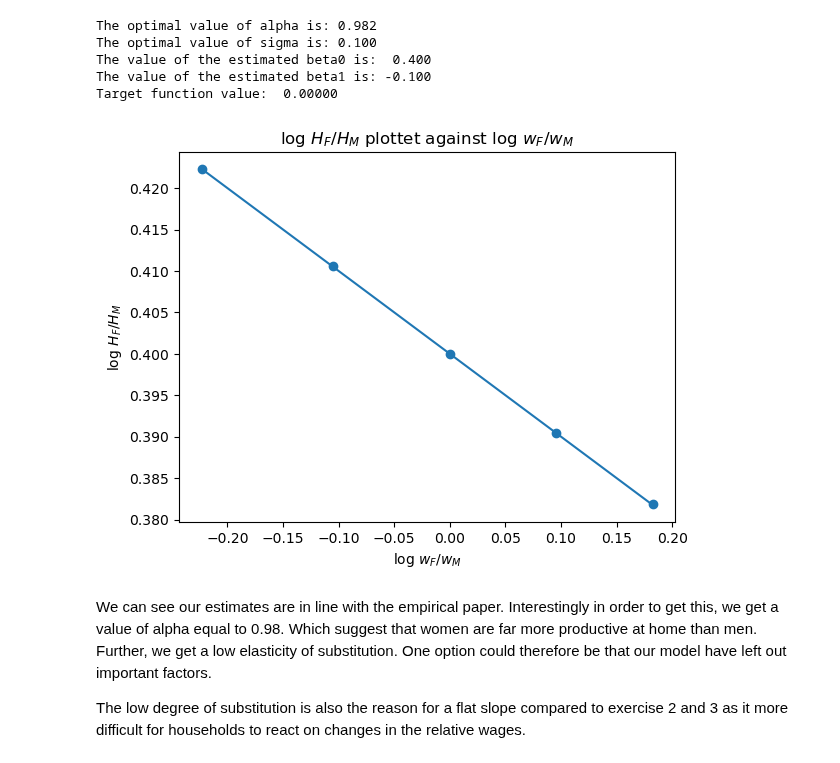
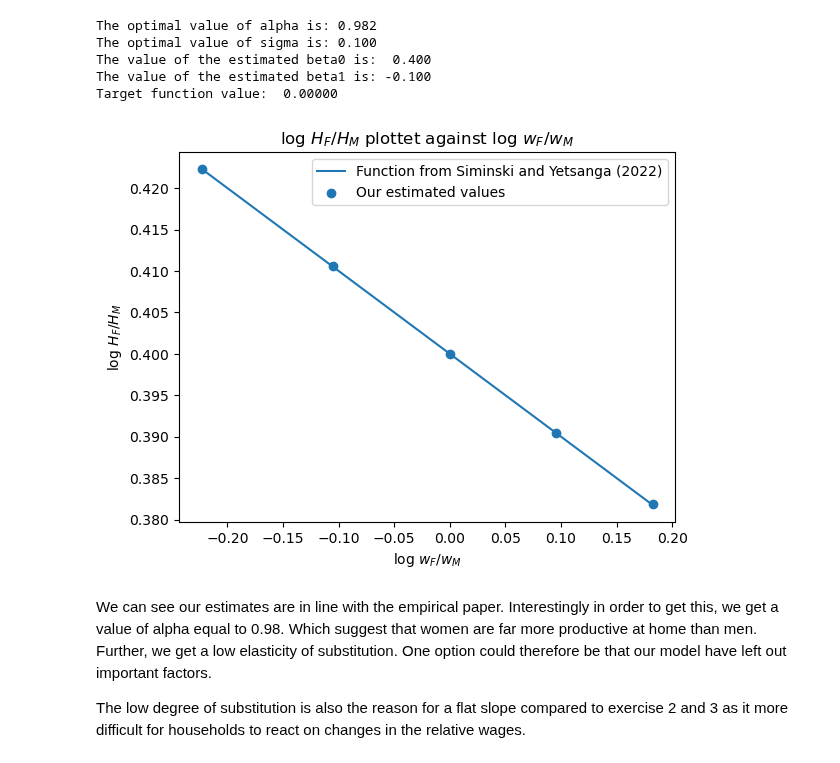
Before and after one commit to NumEconCopenhagen/projects-2023-andershuus_christianfogel, a Jupyter notebook: inauguralproject/inauguralproject.ipynb, the cells around one changed output. Drawn from its saved outputs; the diff is of its cells as text; code cells hidden in the pictures.

```diff
--- a/inauguralproject/inauguralproject.ipynb
+++ b/inauguralproject/inauguralproject.ipynb
@@ -152,23 +156,24 @@ Target function value:  0.00000
 # %%
 # a. create a figure
 fig = plt.figure()
 
 # b. plot
 ax = fig.add_subplot(1,1,1)
 
-
-ax.plot(np.log(hsm.par.wF_vec),hsm.par.beta0_target+hsm.par.beta1_target*np.log(hsm.par.wF_vec))
 #x-axis: Same as in question 2 and 3
 #y-axis: We are plotting the function from the paper.
+ax.plot(np.log(hsm.par.wF_vec),hsm.par.beta0_target+hsm.par.beta1_target*np.log(hsm.par.wF_vec), label='Function from Siminski and Yetsanga (2022)')
 
-ax.scatter(np.log(hsm.par.wF_vec),log_HF_HM_best)
 #We are making our vector as a scatter plot to compare the results.
+ax.scatter(np.log(hsm.par.wF_vec),log_HF_HM_best, label='Our estimated values')
+
+ax.legend()
 
 ax.set_title('log $H_F/H_M$ plottet against log $w_F/w_M$') #set title
 ax.set_xlabel('log $w_F/w_M$') #set label for x-axis
 ax.set_ylabel('log $H_F/H_M$'); #set label for y-axis
 # %% [output]
-[figure, old version]
+[figure, new version]
 # %% [markdown]
 We can see our estimates are in line with the empirical paper. Interestingly in order to get this,
 we get a value of alpha equal to 0.98. Which suggest that women are far more productive at home than men.
```
Also changed, not shown: parts of 1 cell of this notebook.
